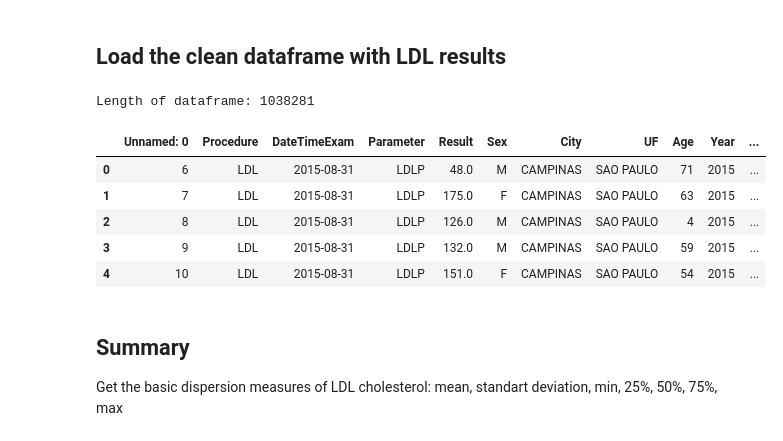
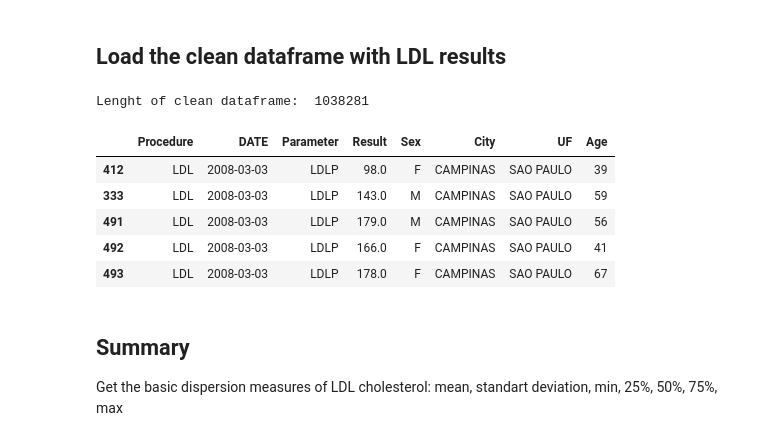
Before and after one commit to climate-and-health-datasci-Unicamp/ldl-cholesterol-climate-analysis, a Jupyter notebook: notebooks/01_LDL_descriptive.ipynb, the cells around one changed output. Cells and saved outputs as stored; diff of their text form; code cells hidden in the pictures.

```diff
--- a/notebooks/01_LDL_descriptive.ipynb
+++ b/notebooks/01_LDL_descriptive.ipynb
@@ -25,39 +25,40 @@ for the LDL dataframe.
 # %%
 #@title Libraries and data
 #-------------------------------------------------------------------#
 #                       Import libraries                            #
 #-------------------------------------------------------------------#
 import pandas as pd
 import numpy as np
 import seaborn as sns
 import scipy.stats as stats
 import pylab
 import matplotlib.pyplot as plt
-from google.colab import drive
-from google.colab import files
-import matplotlib.pyplot as plt
-import matplotlib.patches as mpatches
-from matplotlib.ticker import PercentFormatter
+#from google.colab import drive
+#from google.colab import files
+#import matplotlib.patches as mpatches
+#from matplotlib.ticker import PercentFormatter
 
 
 
 #-------------------------------------------------------------------#
 #                      Load clean dataframe                         #
 #-------------------------------------------------------------------#
 
-drive.mount('/content/drive')
-df_clean = pd.read_csv('/content/drive/Shared drives/Clima&Saúde/Dados/Dados_Saude/Clinicos_LMC/LDL/SUBSET/df_clean.csv')
-
-print("Length of dataframe:",len(df_clean))
-df_clean.head(5)
+#drive.mount('/content/drive')
+url = 'https://media.githubusercontent.com/media/climate-and-health-datasci-Unicamp/data/master/LMC/interim/df_clean.csv'
+df_clean = pd.read_csv(url)
+print("Lenght of clean dataframe: ",len(df_clean))
+df_clean = df_clean.drop(columns = ['Unnamed: 0','Year','Month','Day'])
+df_clean = df_clean.rename(columns = {'DateTimeExam':'DATE'})
+df_clean.sort_values(by = 'DATE').head(5)
 # %% [output]
-Length of dataframe: 1038281
+Lenght of clean dataframe:  1038281
-|  | Unnamed: 0 | Procedure | DateTimeExam | Parameter | Result | Sex | City | UF | Age | Year | ... |
-| 0 | 6 | LDL | 2015-08-31 | LDLP | 48.0 | M | CAMPINAS | SAO PAULO | 71 | 2015 | ... |
-| 1 | 7 | LDL | 2015-08-31 | LDLP | 175.0 | F | CAMPINAS | SAO PAULO | 63 | 2015 | ... |
-| 2 | 8 | LDL | 2015-08-31 | LDLP | 126.0 | M | CAMPINAS | SAO PAULO | 4 | 2015 | ... |
-| 3 | 9 | LDL | 2015-08-31 | LDLP | 132.0 | M | CAMPINAS | SAO PAULO | 59 | 2015 | ... |
-| 4 | 10 | LDL | 2015-08-31 | LDLP | 151.0 | F | CAMPINAS | SAO PAULO | 54 | 2015 | ... |
+|  | Procedure | DATE | Parameter | Result | Sex | City | UF | Age |
+| 412 | LDL | 2008-03-03 | LDLP | 98.0 | F | CAMPINAS | SAO PAULO | 39 |
+| 333 | LDL | 2008-03-03 | LDLP | 143.0 | M | CAMPINAS | SAO PAULO | 59 |
+| 491 | LDL | 2008-03-03 | LDLP | 179.0 | M | CAMPINAS | SAO PAULO | 56 |
+| 492 | LDL | 2008-03-03 | LDLP | 166.0 | F | CAMPINAS | SAO PAULO | 41 |
+| 493 | LDL | 2008-03-03 | LDLP | 178.0 | F | CAMPINAS | SAO PAULO | 67 |
 # %% [markdown]
 ## Summary
 
```
Also changed, not shown: parts of 2 cells of this notebook.
